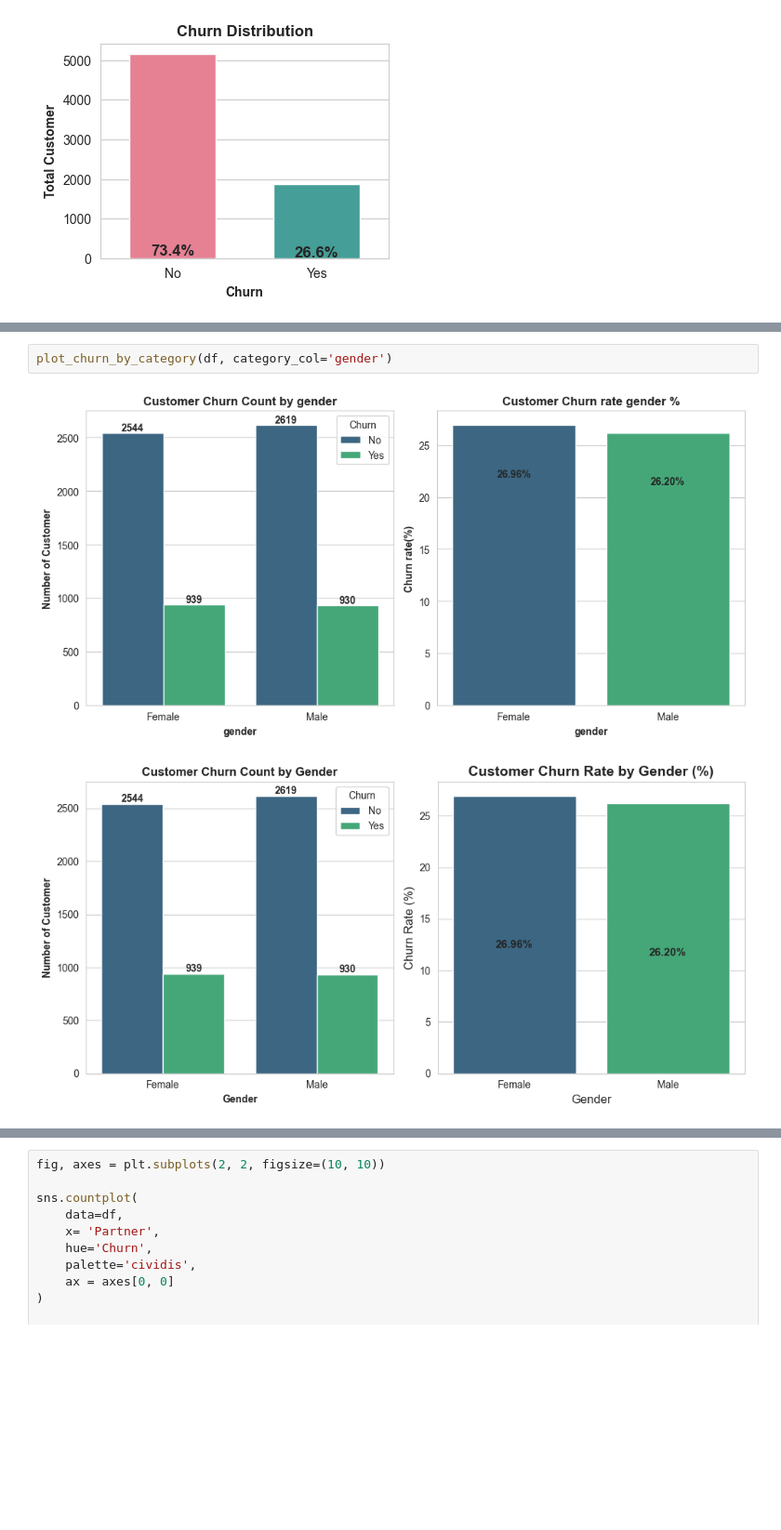
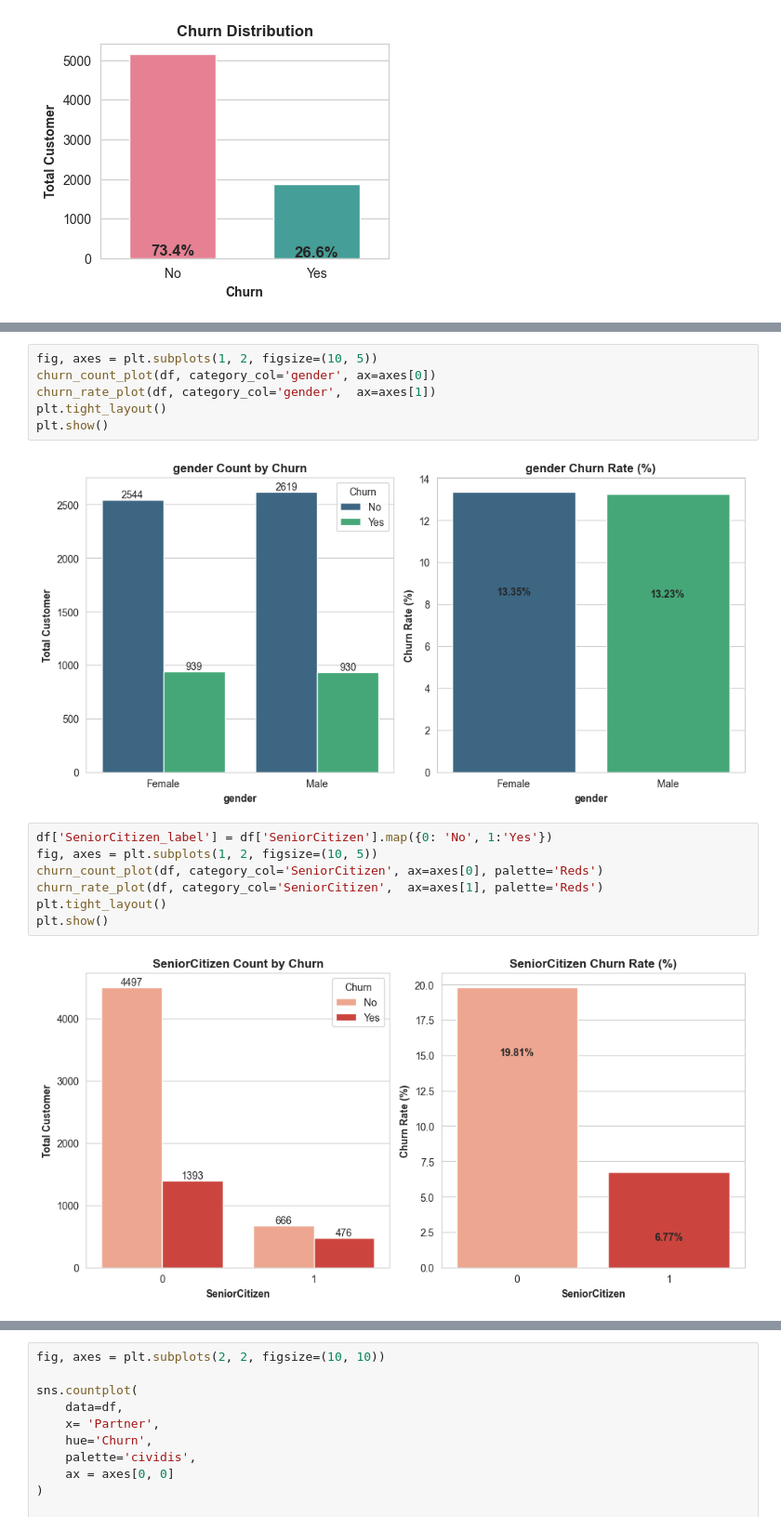
Before and after one commit to Md-Maruf-1727/customer-churn-prediction-ml, a Jupyter notebook: NoteBooks/03_eda_visualization.ipynb, the cells around one changed output, grey strips where cells are left out. Shown at 93% size. Drawn from its saved outputs; the diff is of its cells as text; blank space fills up the shorter version.

```diff
--- a/NoteBooks/03_eda_visualization.ipynb
+++ b/NoteBooks/03_eda_visualization.ipynb
@@ -78,7 +73,17 @@ def plot_churn_by_category(df, category_col, churn_col='Churn', palette='viridis
 # %%
-plot_churn_by_category(df, category_col='gender')
+fig, axes = plt.subplots(1, 2, figsize=(10, 5))
+churn_count_plot(df, category_col='gender', ax=axes[0])
+churn_rate_plot(df, category_col='gender',  ax=axes[1])
+plt.tight_layout()
+plt.show()
 # %% [output]
-[figure, old version]
+[figure, new version]
 # %%
+df['SeniorCitizen_label'] = df['SeniorCitizen'].map({0: 'No', 1:'Yes'})
+fig, axes = plt.subplots(1, 2, figsize=(10, 5))
+churn_count_plot(df, category_col='SeniorCitizen', ax=axes[0], palette='Reds')
+churn_rate_plot(df, category_col='SeniorCitizen',  ax=axes[1], palette='Reds')
+plt.tight_layout()
+plt.show()
 # %% [output]
-[figure, old version]
+[figure, new version]
```
Also changed, not shown: parts of 3 cells of this notebook.
